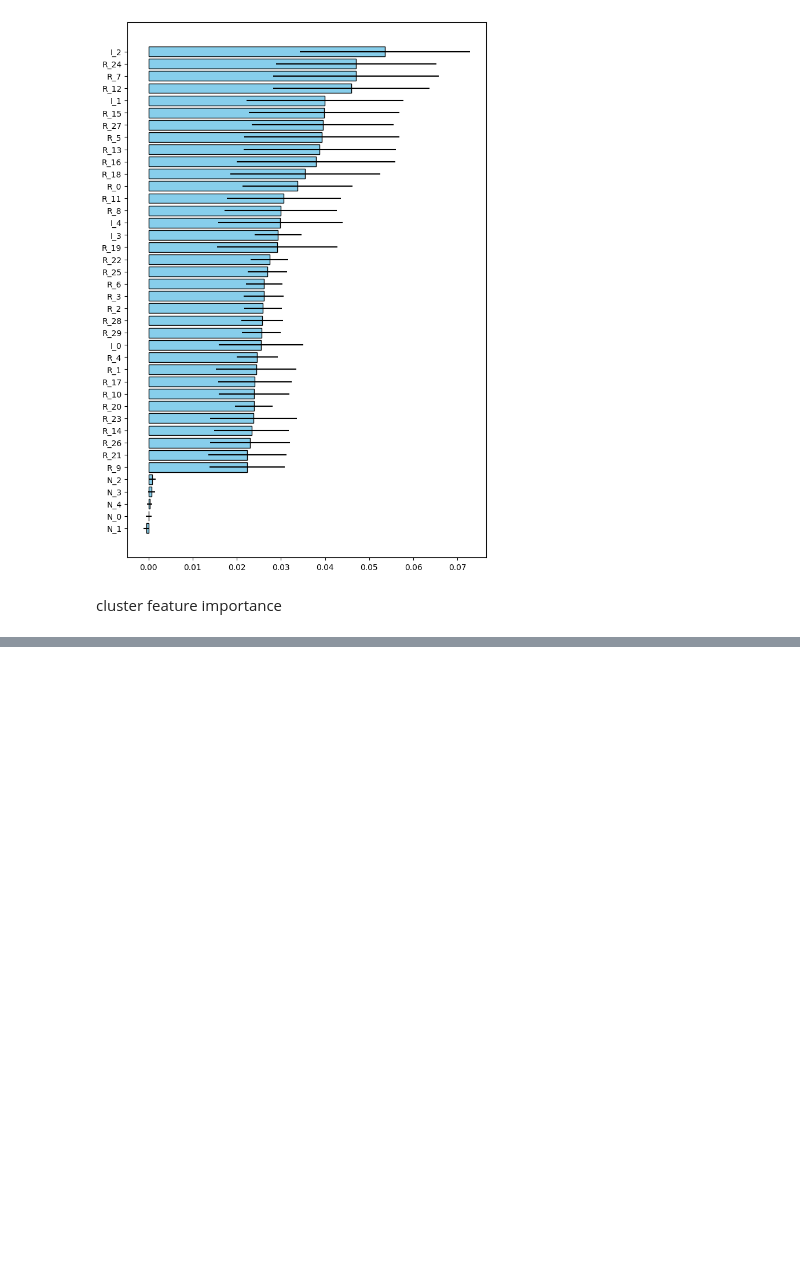
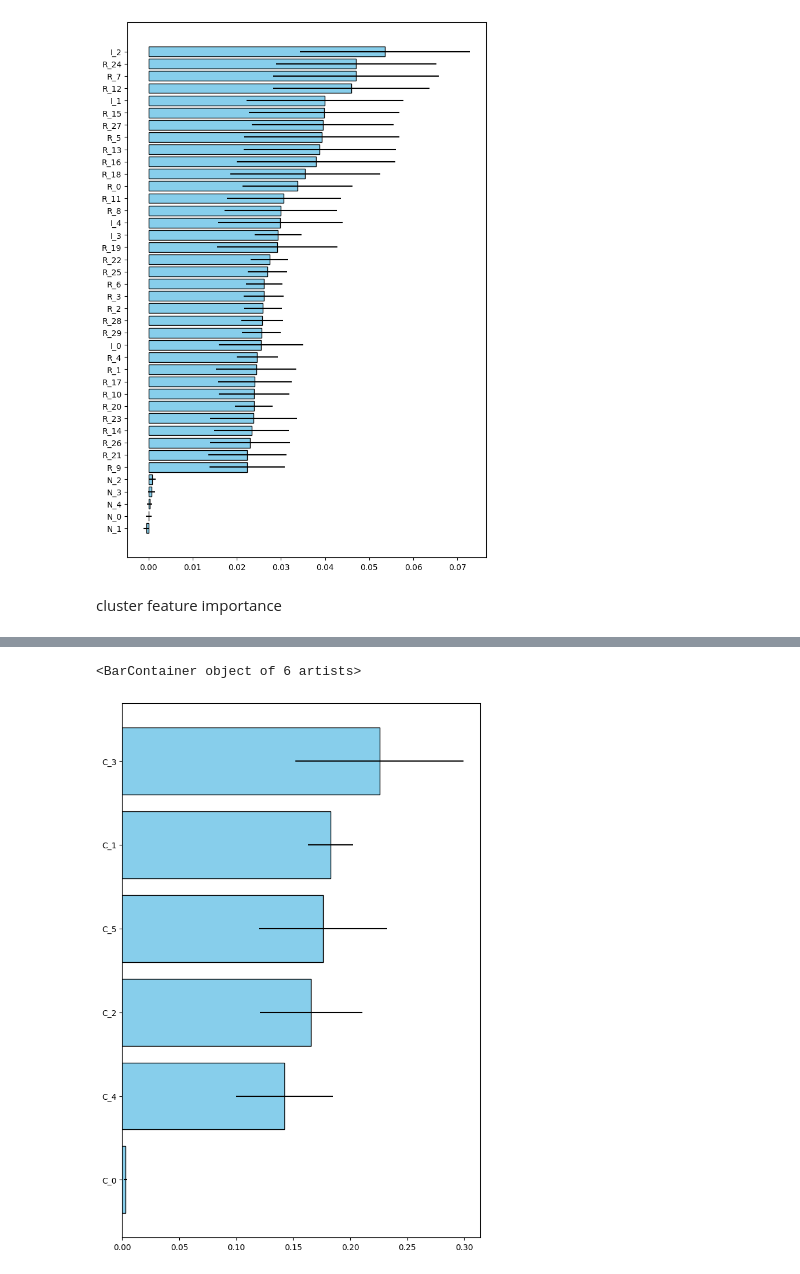
Before and after one commit to Joanna-Dai/Machine-Learning-for-Asset-Managers, a Jupyter notebook: ch6.ipynb, the cells around one changed output, grey strips where cells are left out. Saved outputs shown, nothing was run; the diff lists cells and outputs as text; code cells hidden in the pictures; blank space fills up the shorter version.

```diff
--- a/ch6.ipynb
+++ b/ch6.ipynb
@@ -261,0 +300,22 @@ def featImpMDA_Clustered(clf, X, y, clstrs, n_splits=10):
+# %%
+# apply clustered MDA
+clf = DecisionTreeClassifier(criterion='entropy', max_features=1, class_weight='balanced', min_weight_fraction_leaf=0)
+clf = BaggingClassifier(estimator=clf, n_estimators=1000, max_features=1., max_samples=1., oob_score=False)
+fit = clf.fit(X, y)
+imp = featImpMDA_Clustered(fit, X, y, clstrs, 10)
+
+# visualization
+imp_sorted = imp.sort_values('mean', ascending=True)
+plt.figure(figsize=(8, 12))
+plt.barh(imp_sorted.index, imp_sorted['mean'], xerr=imp_sorted['std'], color='skyblue', edgecolor='k')
+
+# MDI and MDA assess the importance of features robustly without making assumptions about the distribution and structure of te data
+# unlike p-values,
+# - MDA evaluates feature importance in the cross-validated experiments
+# - clustred MDI and clustered MDA estimates effectively control for substitution effects
+# - ML techniques like MDI and MDA evaluate the importance of a feature irrespective of any particular specification
+
+# Not only can ML feature importance methods be as helpful as p-values, but in some cases they can be more insightful and accurate
+# %% [output]
+<BarContainer object of 6 artists>
+[figure, added]
```
Also changed, not shown: parts of 5 cells of this notebook, 1 other file.
